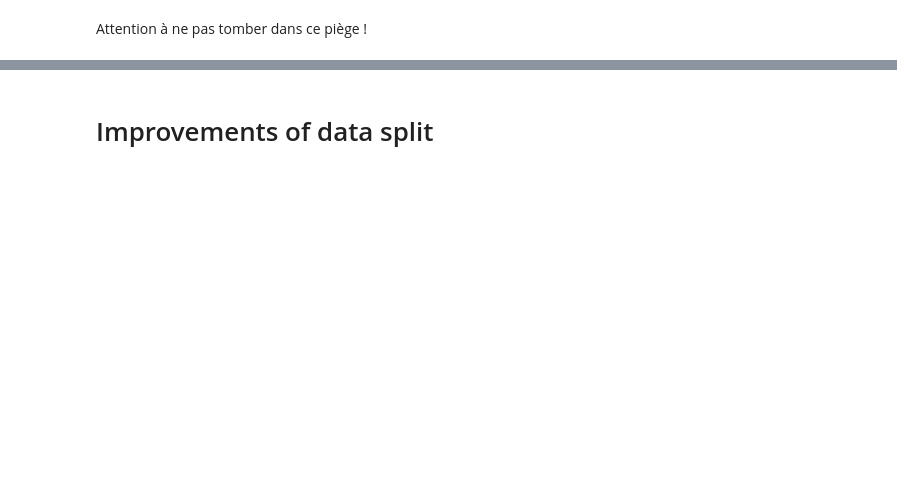
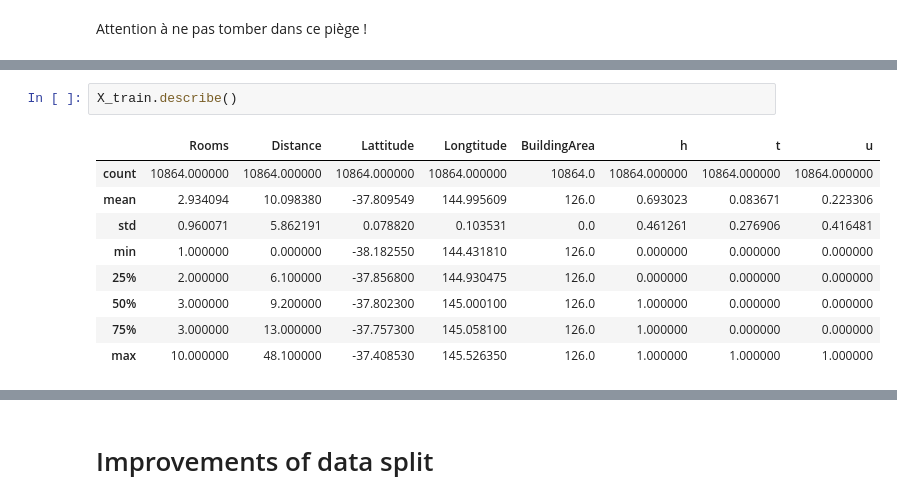
Before and after one commit to jlandais/data_basics, a Jupyter notebook: Regression/Linear Regression.ipynb, the cells around one changed output, grey strips where cells are left out. Saved outputs shown, nothing was run; the diff lists cells and outputs as text; blank space fills up the shorter version.

```diff
--- a/Regression/Linear Regression.ipynb
+++ b/Regression/Linear Regression.ipynb
@@ -236,0 +301,12 @@ plt.hist(y_pred-y_test_np, bins=50)
+# %%
+X_train.describe()
+# %% [output]
+|  | Rooms | Distance | Lattitude | Longtitude | BuildingArea | h | t | u |
+| count | 10864.000000 | 10864.000000 | 10864.000000 | 10864.000000 | 10864.0 | 10864.000000 | 10864.000000 | 10864.000000 |
+| mean | 2.934094 | 10.098380 | -37.809549 | 144.995609 | 126.0 | 0.693023 | 0.083671 | 0.223306 |
+| std | 0.960071 | 5.862191 | 0.078820 | 0.103531 | 0.0 | 0.461261 | 0.276906 | 0.416481 |
+| min | 1.000000 | 0.000000 | -38.182550 | 144.431810 | 126.0 | 0.000000 | 0.000000 | 0.000000 |
+| 25% | 2.000000 | 6.100000 | -37.856800 | 144.930475 | 126.0 | 0.000000 | 0.000000 | 0.000000 |
+| 50% | 3.000000 | 9.200000 | -37.802300 | 145.000100 | 126.0 | 1.000000 | 0.000000 | 0.000000 |
+| 75% | 3.000000 | 13.000000 | -37.757300 | 145.058100 | 126.0 | 1.000000 | 0.000000 | 0.000000 |
+| max | 10.000000 | 48.100000 | -37.408530 | 145.526350 | 126.0 | 1.000000 | 1.000000 | 1.000000 |
```
Also changed, not shown: parts of 36 cells of this notebook, 1 other file.
